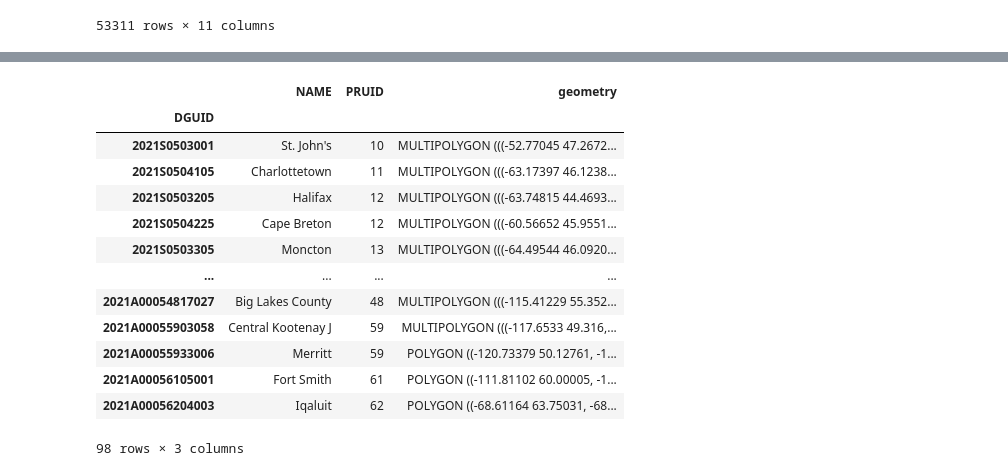
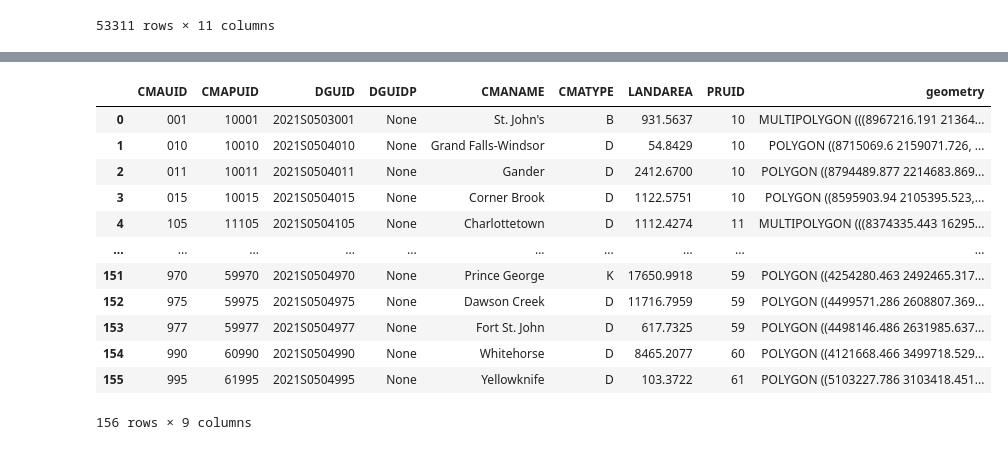
Before and after one commit to samuelmorency/StatCan-Web-App, a Jupyter notebook: data/data_wrangle backup.ipynb, the cells around one changed output, grey strips where cells are left out. Drawn from its saved outputs; the diff is of its cells as text; code cells hidden in the pictures.

```diff
--- a/data/data_wrangle backup.ipynb
+++ b/data/data_wrangle backup.ipynb
@@ -265,18 +163,18 @@ province_longlat_clean
-# %%
-combined = gpd.read_parquet("combined_longlat_clean.parquet")
-combined
-# %% [output]
-|  | NAME | PRUID | geometry |
-| DGUID |  |  |  |
-| 2021S0503001 | St. John's | 10 | MULTIPOLYGON (((-52.77045 47.2672... |
-| 2021S0504105 | Charlottetown | 11 | MULTIPOLYGON (((-63.17397 46.1238... |
-| 2021S0503205 | Halifax | 12 | MULTIPOLYGON (((-63.74815 44.4693... |
-| 2021S0504225 | Cape Breton | 12 | MULTIPOLYGON (((-60.56652 45.9551... |
-| 2021S0503305 | Moncton | 13 | MULTIPOLYGON (((-64.49544 46.0920... |
-| ... | ... | ... | ... |
-| 2021A00054817027 | Big Lakes County | 48 | MULTIPOLYGON (((-115.41229 55.352... |
-| 2021A00055903058 | Central Kootenay J | 59 | MULTIPOLYGON (((-117.6533 49.316,... |
-| 2021A00055933006 | Merritt | 59 | POLYGON ((-120.73379 50.12761, -1... |
-| 2021A00056105001 | Fort Smith | 61 | POLYGON ((-111.81102 60.00005, -1... |
-| 2021A00056204003 | Iqaluit | 62 | POLYGON ((-68.61164 63.75031, -68... |
-98 rows × 3 columns
+# %%
+cma_shape = gpd.read_file("lcma000b21a_e.zip")
+#cma_shape.set_index('CMAUID', inplace=True)
+cma_shape
+# %% [output]
+|  | CMAUID | CMAPUID | DGUID | DGUIDP | CMANAME | CMATYPE | LANDAREA | PRUID | geometry |
+| 0 | 001 | 10001 | 2021S0503001 | None | St. John's | B | 931.5637 | 10 | MULTIPOLYGON (((8967216.191 21364... |
+| 1 | 010 | 10010 | 2021S0504010 | None | Grand Falls-Windsor | D | 54.8429 | 10 | POLYGON ((8715069.6 2159071.726, ... |
+| 2 | 011 | 10011 | 2021S0504011 | None | Gander | D | 2412.6700 | 10 | POLYGON ((8794489.877 2214683.869... |
+| 3 | 015 | 10015 | 2021S0504015 | None | Corner Brook | D | 1122.5751 | 10 | POLYGON ((8595903.94 2105395.523,... |
+| 4 | 105 | 11105 | 2021S0504105 | None | Charlottetown | D | 1112.4274 | 11 | MULTIPOLYGON (((8374335.443 16295... |
+| ... | ... | ... | ... | ... | ... | ... | ... | ... | ... |
+| 151 | 970 | 59970 | 2021S0504970 | None | Prince George | K | 17650.9918 | 59 | POLYGON ((4254280.463 2492465.317... |
+| 152 | 975 | 59975 | 2021S0504975 | None | Dawson Creek | D | 11716.7959 | 59 | POLYGON ((4499571.286 2608807.369... |
+| 153 | 977 | 59977 | 2021S0504977 | None | Fort St. John | D | 617.7325 | 59 | POLYGON ((4498146.486 2631985.637... |
+| 154 | 990 | 60990 | 2021S0504990 | None | Whitehorse | D | 8465.2077 | 60 | POLYGON ((4121668.466 3499718.529... |
+| 155 | 995 | 61995 | 2021S0504995 | None | Yellowknife | D | 103.3722 | 61 | POLYGON ((5103227.786 3103418.451... |
+156 rows × 9 columns
```
Also changed, not shown: parts of 22 cells of this notebook, 18 other files.
